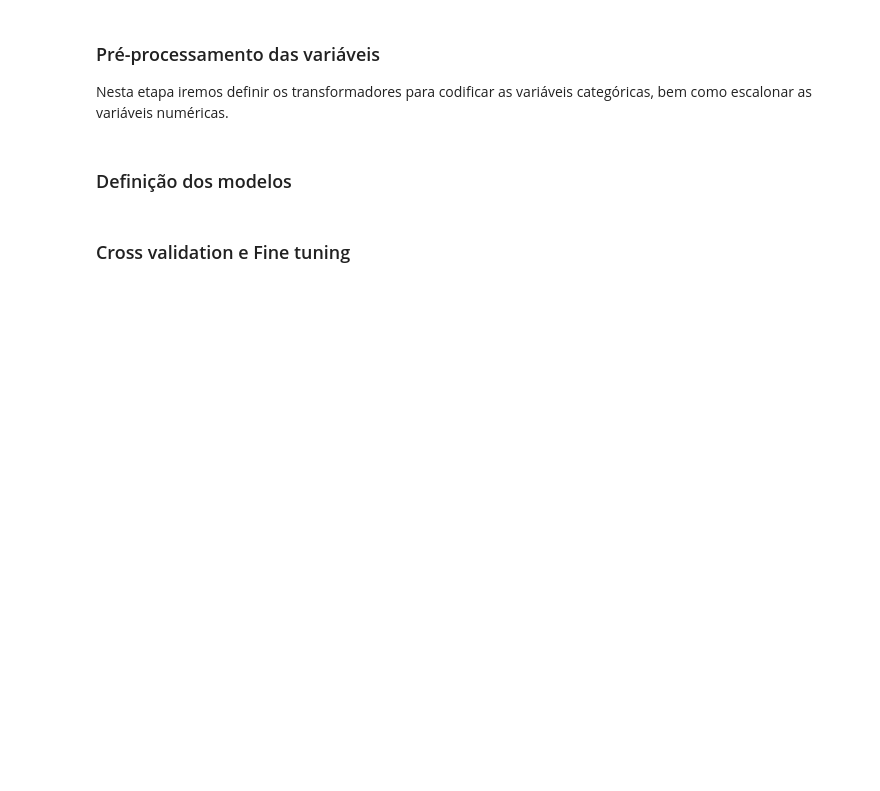
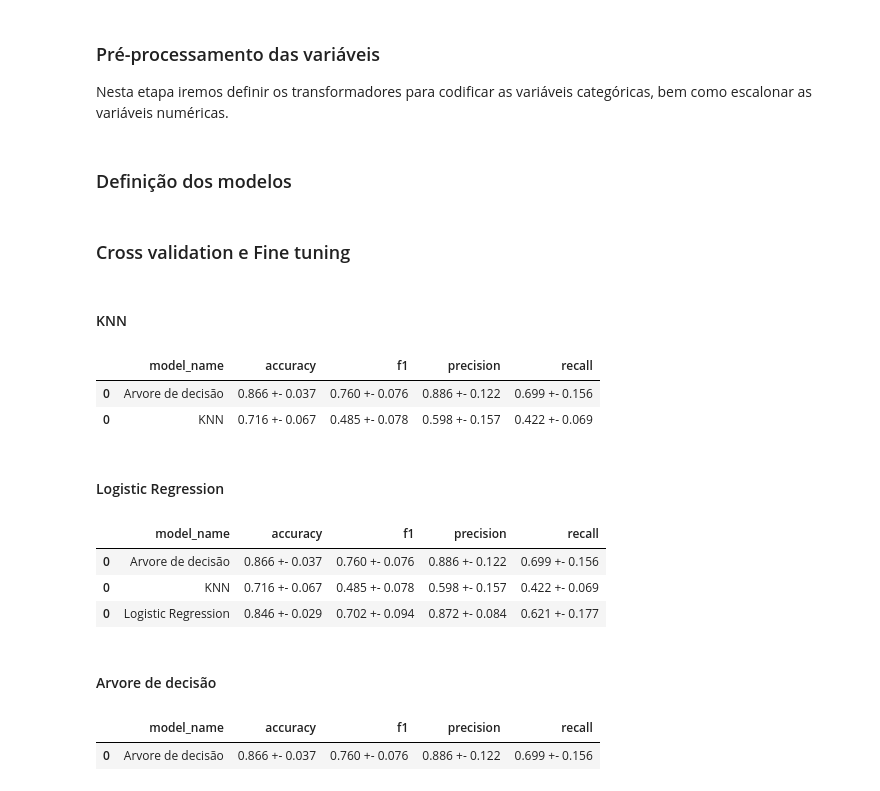
Before and after one commit to Geraldomendes/SchoolDropoutPrediction, a Jupyter notebook: notebooks/preditive_analytics-tec.ipynb, the cells around one changed output. Cells and saved outputs as stored; diff of their text form; code cells hidden in the pictures; blank space fills up the shorter version.

```diff
--- a/notebooks/preditive_analytics-tec.ipynb
+++ b/notebooks/preditive_analytics-tec.ipynb
@@ -215,4 +217,6 @@ models = [
 ### Cross validation e Fine tuning
 # %%
 results = pd.DataFrame({})
+# %% [markdown]
+#### KNN
 # %%
@@ -259,0 +264,46 @@ for model in models:
+# %%
+results
+# %% [output]
+|  | model_name | accuracy | f1 | precision | recall |
+| 0 | Arvore de decisão | 0.866 +- 0.037 | 0.760 +- 0.076 | 0.886 +- 0.122 | 0.699 +- 0.156 |
+| 0 | KNN | 0.716 +- 0.067 | 0.485 +- 0.078 | 0.598 +- 0.157 | 0.422 +- 0.069 |
+# %% [markdown]
+#### Logistic Regression
+# %%
+models_results = {}
+
+pipeline = Pipeline(
+    steps=[
+        ("preprocessor", preprocessor),
+        ("classifier", LogisticRegression(solver="liblinear", max_iter=1000)),
+    ]
+)
+# Inner CV
+grid_search = GridSearchCV(
+    pipeline,
+    {"classifier__penalty": ["l1", "l2"], "classifier__C": [0.1, 1.2]},
+    cv=5,
+    scoring="accuracy",
+)
+# Outer CV
+cross_validation_results = cross_validate(
+    grid_search,
+    X=features_tec,
+    y=target_tec,
+    cv=5,
+    scoring=["accuracy", "f1", "precision", "recall"],
+)
+
+acc_scores = f"{cross_validation_results['test_accuracy'].mean():.3f} +- {cross_validation_results['test_accuracy'].std():.3f}"
+f1_scores = f"{cross_validation_results['test_f1'].mean():.3f} +- {cross_validation_results['test_f1'].std():.3f}"
+precision_scores = f"{cross_validation_results['test_precision'].mean():.3f} +- {cross_validation_results['test_precision'].std():.3f}"
+recall_scores = f"{cross_validation_results['test_recall'].mean():.3f} +- {cross_validation_results['test_recall'].std():.3f}"
+
+models_results["model_name"] = ["Logistic Regression"]
+models_results["accuracy"] = [acc_scores]
+models_results["f1"] = [f1_scores]
+models_results["precision"] = [precision_scores]
+models_results["recall"] = [recall_scores]
+
+df = pd.DataFrame(models_results)
+results = pd.concat([results, df])
@@ -259,0 +312,9 @@ for model in models:
+# %%
+results
+# %% [output]
+|  | model_name | accuracy | f1 | precision | recall |
+| 0 | Arvore de decisão | 0.866 +- 0.037 | 0.760 +- 0.076 | 0.886 +- 0.122 | 0.699 +- 0.156 |
+| 0 | KNN | 0.716 +- 0.067 | 0.485 +- 0.078 | 0.598 +- 0.157 | 0.422 +- 0.069 |
+| 0 | Logistic Regression | 0.846 +- 0.029 | 0.702 +- 0.094 | 0.872 +- 0.084 | 0.621 +- 0.177 |
+# %% [markdown]
+#### Arvore de decisão
@@ -259,0 +356,5 @@ for model in models:
+# %%
+results
+# %% [output]
+|  | model_name | accuracy | f1 | precision | recall |
+| 0 | Arvore de decisão | 0.866 +- 0.037 | 0.760 +- 0.076 | 0.886 +- 0.122 | 0.699 +- 0.156 |
```
Also changed, not shown: parts of 16 cells of this notebook, 7 other files.
